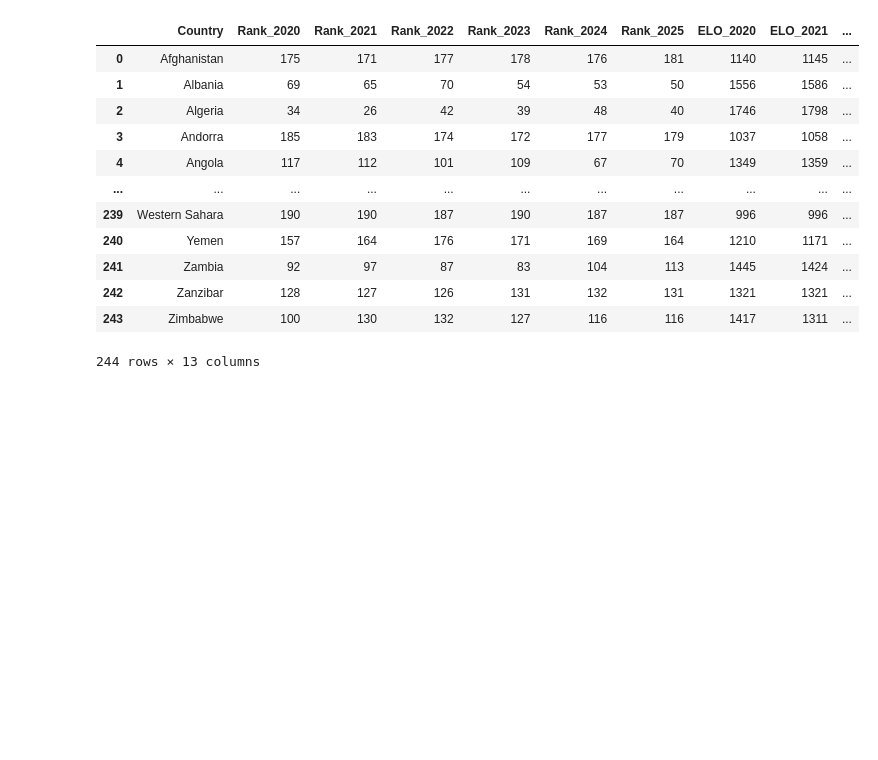
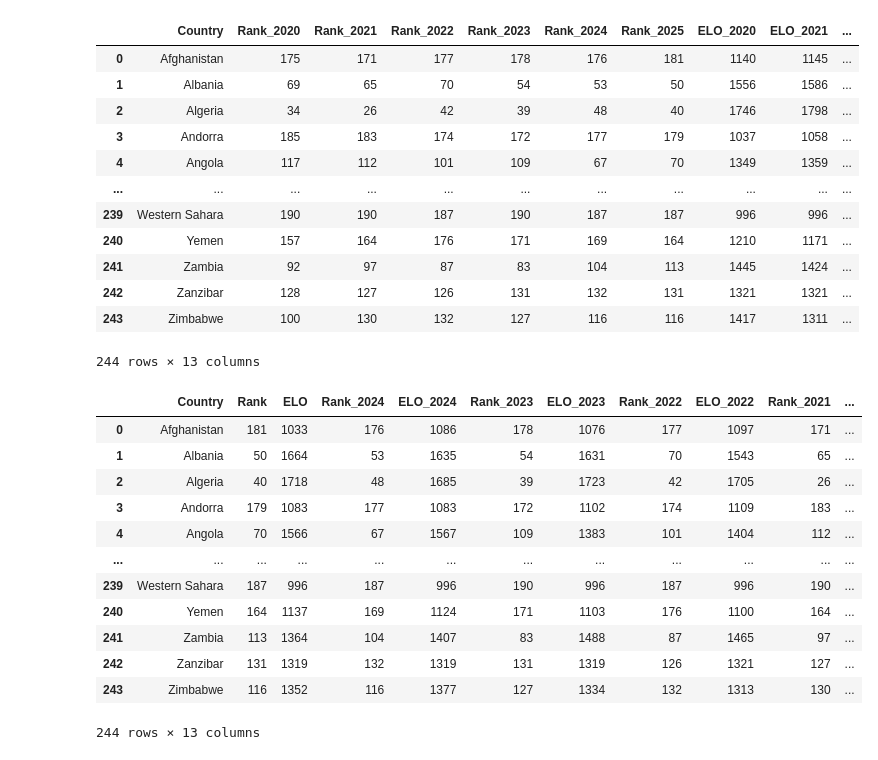
Before and after one commit to nicholaskim1004/World-Cup-Fantasy-Predictor, a Jupyter notebook: webscraper.ipynb, the cells around one changed output. Cells and saved outputs as stored; diff of their text form; code cells hidden in the pictures; blank space fills up the shorter version.

Commit message:
-cleaned up the elos pivot df and made a csv

```diff
--- a/webscraper.ipynb
+++ b/webscraper.ipynb
@@ -1360,3 +1372,26 @@ elo_pivot
 | 242 | Zanzibar | 128 | 127 | 126 | 131 | 132 | 131 | 1321 | 1321 | ... |
 | 243 | Zimbabwe | 100 | 130 | 132 | 127 | 116 | 116 | 1417 | 1311 | ... |
 244 rows × 13 columns
+# %%
+new_col_ord = ['Country','Rank_2025','ELO_2025','Rank_2024','ELO_2024','Rank_2023','ELO_2023','Rank_2022','ELO_2022','Rank_2021','ELO_2021','Rank_2020','ELO_2020']
+elo_pivot = elo_pivot[new_col_ord]
+
+col_names = {'Rank_2025':'Rank',
+             'ELO_2025':'ELO'}
+
+elos = elo_pivot.rename(columns = col_names)
+elos
+# %% [output]
+|  | Country | Rank | ELO | Rank_2024 | ELO_2024 | Rank_2023 | ELO_2023 | Rank_2022 | ELO_2022 | Rank_2021 | ... |
+| 0 | Afghanistan | 181 | 1033 | 176 | 1086 | 178 | 1076 | 177 | 1097 | 171 | ... |
+| 1 | Albania | 50 | 1664 | 53 | 1635 | 54 | 1631 | 70 | 1543 | 65 | ... |
+| 2 | Algeria | 40 | 1718 | 48 | 1685 | 39 | 1723 | 42 | 1705 | 26 | ... |
+| 3 | Andorra | 179 | 1083 | 177 | 1083 | 172 | 1102 | 174 | 1109 | 183 | ... |
+| 4 | Angola | 70 | 1566 | 67 | 1567 | 109 | 1383 | 101 | 1404 | 112 | ... |
+| ... | ... | ... | ... | ... | ... | ... | ... | ... | ... | ... | ... |
+| 239 | Western Sahara | 187 | 996 | 187 | 996 | 190 | 996 | 187 | 996 | 190 | ... |
+| 240 | Yemen | 164 | 1137 | 169 | 1124 | 171 | 1103 | 176 | 1100 | 164 | ... |
+| 241 | Zambia | 113 | 1364 | 104 | 1407 | 83 | 1488 | 87 | 1465 | 97 | ... |
+| 242 | Zanzibar | 131 | 1319 | 132 | 1319 | 131 | 1319 | 126 | 1321 | 127 | ... |
+| 243 | Zimbabwe | 116 | 1352 | 116 | 1377 | 127 | 1334 | 132 | 1313 | 130 | ... |
+244 rows × 13 columns
```
Also changed, not shown: parts of 2 cells of this notebook, 1 other file.
